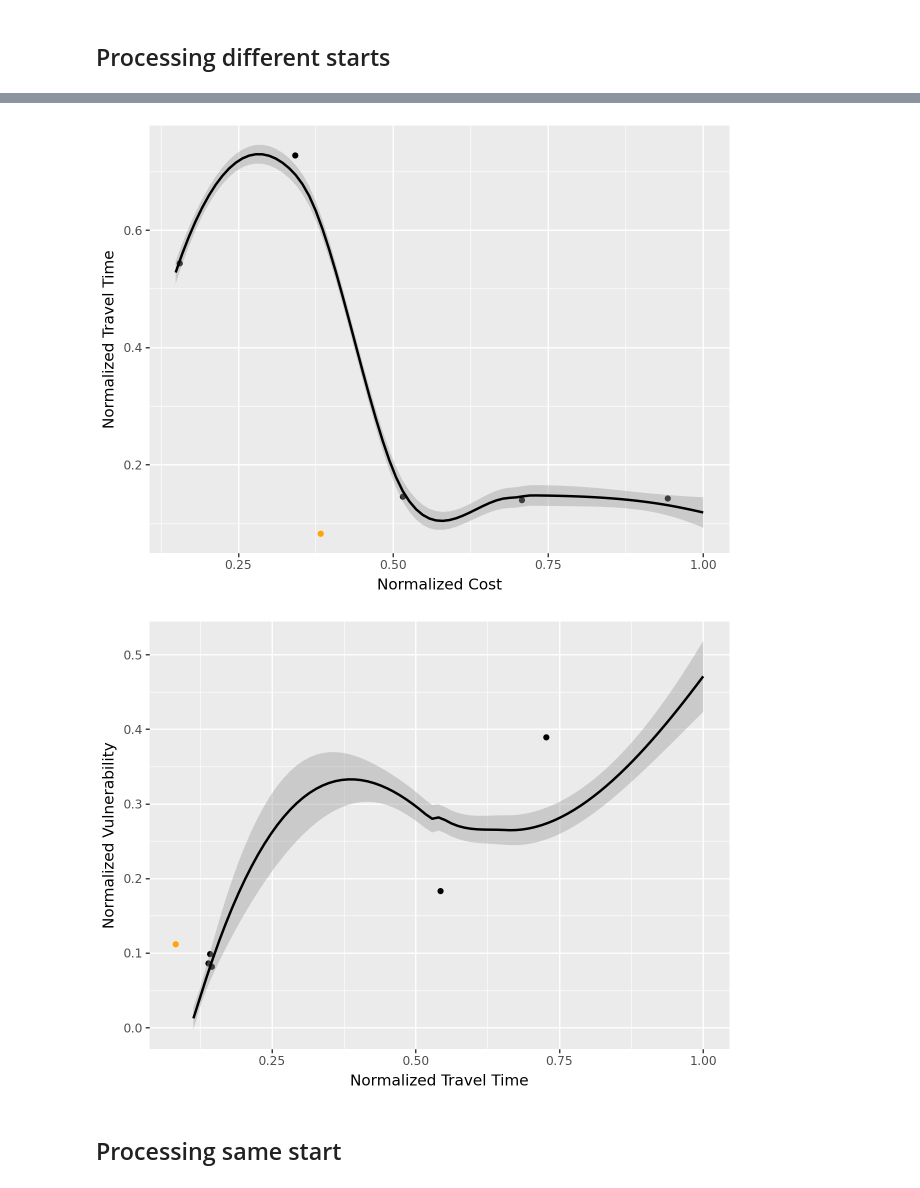
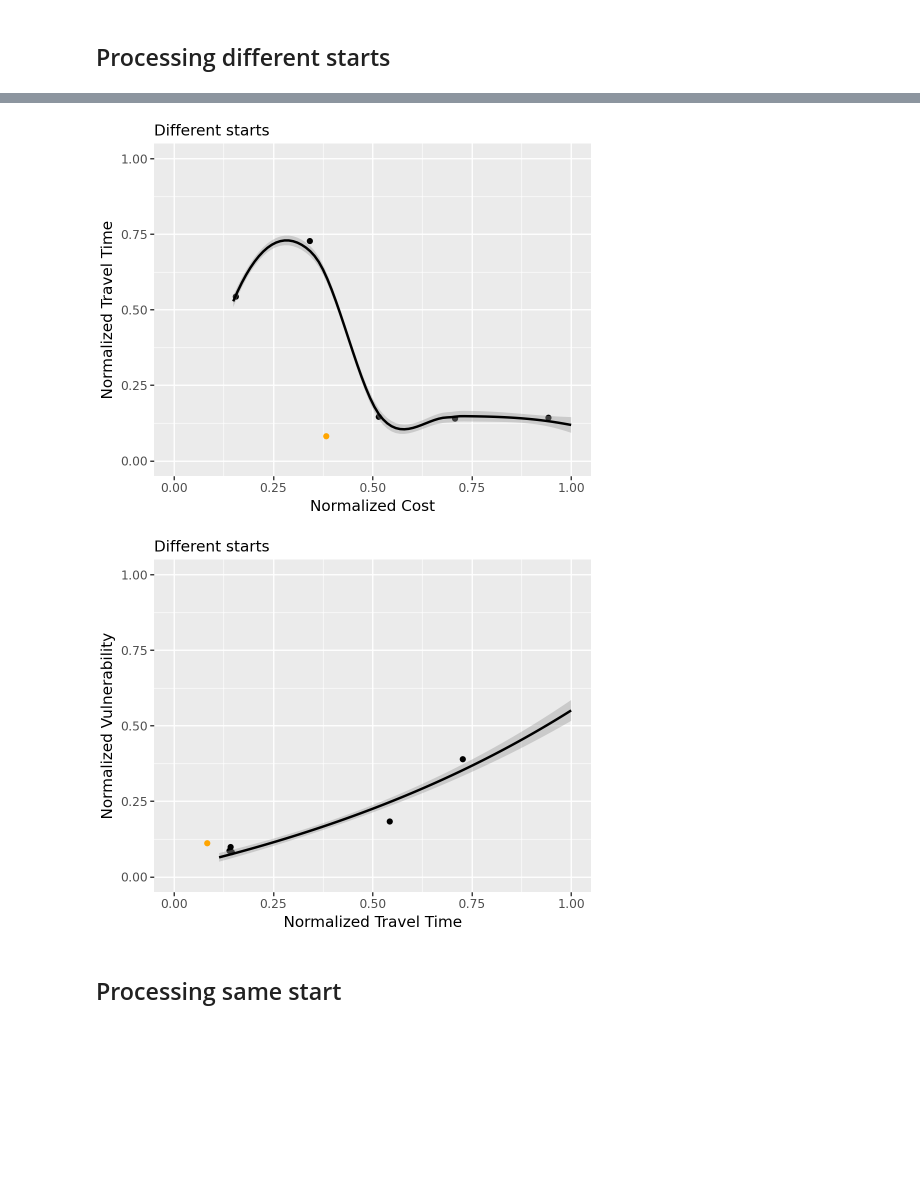
Before and after one commit to JGPannekoek/Natural-Computing, a Jupyter notebook: results/analysis.ipynb, the cells around one changed output, grey strips where cells are left out. Saved outputs shown, nothing was run; the diff lists cells and outputs as text; code cells hidden in the pictures; blank space fills up the shorter version.

```diff
--- a/results/analysis.ipynb
+++ b/results/analysis.ipynb
@@ -341,34 +351,42 @@ p.save("different_starts_norm_cost_norm_vulnerability.png")
 # %%
 p = (
     ggplot(different_starts) +
     aes(x='norm_cost', y='norm_travel_time') +
     geom_point(data=means_per_proximity_different_starts) +
     geom_smooth(method='loess') +
     geom_point(data=ns_different_starts, color='orange') +
     xlab("Normalized Cost") +
-    ylab("Normalized Travel Time")
+    ylab("Normalized Travel Time") +
+    scale_y_continuous(limits=(0,1)) +
+    scale_x_continuous(limits=(0,1)) +
+    labs(subtitle="Different starts") +
+    theme(figure_size=(5, 4))
 )
 
 p.show()
 p.save("different_starts_norm_cost_norm_travel_time.png")
 # %% [output]
-[figure, old version]
+[figure, new version]
 # %%
 p = (
     ggplot(different_starts) +
     aes(x='norm_travel_time', y='norm_vulnerability') +
     geom_point(data=means_per_proximity_different_starts) +
-    # geom_smooth(method='glm', formula='y ~ np.exp(x)') +
-    geom_smooth(method='loess') +
+    geom_smooth(method='glm', formula='y ~ np.exp(x)') +
+    # geom_smooth(method='loess') +
     geom_point(data=ns_different_starts, color='orange') +
     xlab("Normalized Travel Time") +
-    ylab("Normalized Vulnerability")
+    ylab("Normalized Vulnerability") +
+    scale_y_continuous(limits=(0,1)) +
+    scale_x_continuous(limits=(0,1)) +
+    labs(subtitle="Different starts") +
+    theme(figure_size=(5, 4))
 )
 
 p.show()
 p.save("different_starts_norm_travel_time_norm_vulnerability.png")
 # %% [output]
-[figure, old version]
+[figure, new version]
 # %% [markdown]
 ## Processing same start
 # %%
```
Also changed, not shown: parts of 11 cells of this notebook, 12 other files.
